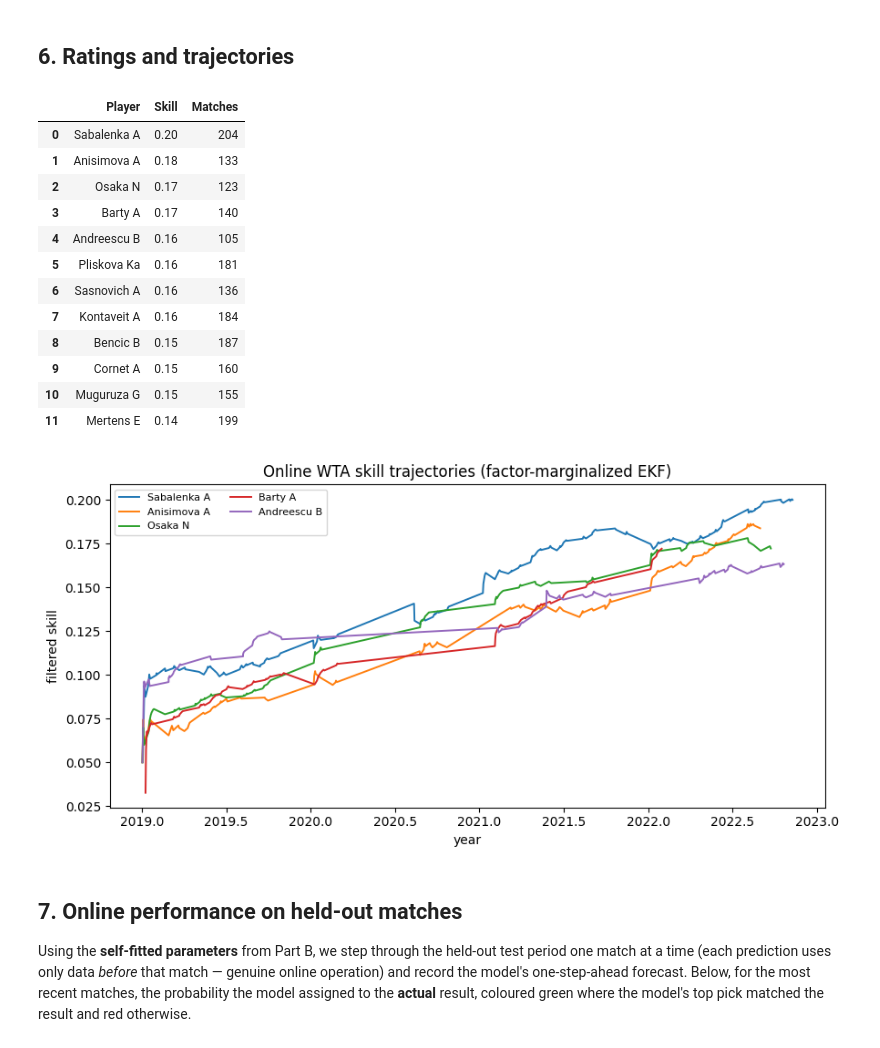
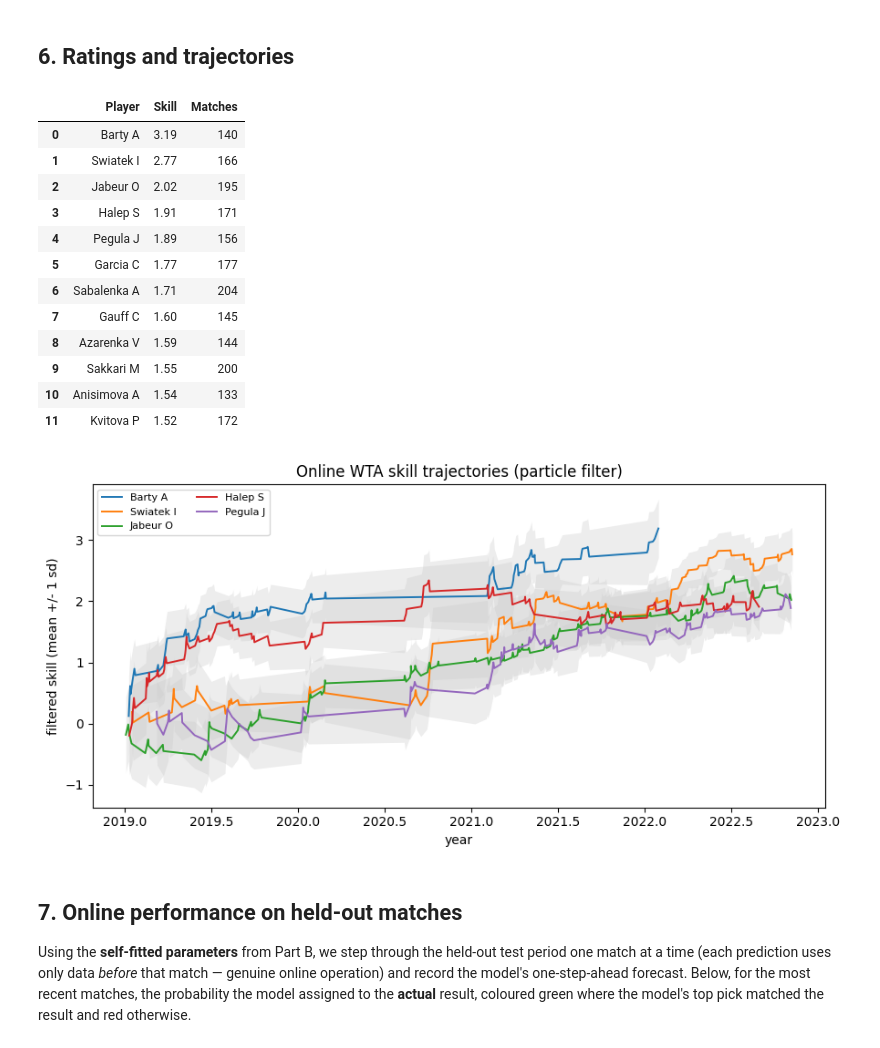
Before and after one commit to DanWaxman/dynestyx, a Jupyter notebook: docs/deep_dives/duffield_tennis_wta.ipynb, the cells around one changed output. Saved outputs shown, nothing was run; the diff lists cells and outputs as text; code cells hidden in the pictures.

```diff
--- a/docs/deep_dives/duffield_tennis_wta.ipynb
+++ b/docs/deep_dives/duffield_tennis_wta.ipynb
@@ -166,11 +166,11 @@ Duffield (EM): init_var=0.152, tau=0.0143 -> test 0.640
 # %% [markdown]
 ## 6. Ratings and trajectories
 # %%
-m = tennis_model(**DUFFIELD["ExKF"])
+m = tennis_model(**map_params)  # our MAP-fitted parameters
 
 
 def _filter_program():
-    with Filter(filter_config=FactorialEKFConfig(record_filtered_states_mean=True)):
+    with Filter(filter_config=FactorialPFConfig(n_particles=1000, record_filtered_states_mean=True)):
         dsx.sample("skill", m, obs_times=match_times, obs_values=match_results,
                    obs_factor_indices=match_idx)
 
@@ -178,6 +178,7 @@ def _filter_program():
 _pr = Predictive(_filter_program, num_samples=1)(jax.random.PRNGKey(0))
 final_skill = np.asarray(_pr["skill_filtered_states_mean"][0][:, 0])
 local_means = np.asarray(_pr["skill_filtered_local_states_mean"][0][:, :, 0])
+local_stds = np.asarray(_pr["skill_filtered_local_states_chol_cov"][0][:, :, 0, 0])  # (K, 2) scalar std
 games = np.bincount(np.asarray(match_idx).ravel(), minlength=n_players)
 rank = [i for i in np.argsort(-final_skill) if games[i] >= 50][:12]
 pd.DataFrame({"Player": [id_to_name[i] for i in rank],
@@ -185,37 +186,38 @@ pd.DataFrame({"Player": [id_to_name[i] for i in rank],
               "Matches": games[rank]}).reset_index(drop=True)
 # %% [output]
 |  | Player | Skill | Matches |
-| 0 | Sabalenka A | 0.20 | 204 |
-| 1 | Anisimova A | 0.18 | 133 |
-| 2 | Osaka N | 0.17 | 123 |
-| 3 | Barty A | 0.17 | 140 |
-| 4 | Andreescu B | 0.16 | 105 |
-| 5 | Pliskova Ka | 0.16 | 181 |
-| 6 | Sasnovich A | 0.16 | 136 |
-| 7 | Kontaveit A | 0.16 | 184 |
-| 8 | Bencic B | 0.15 | 187 |
-| 9 | Cornet A | 0.15 | 160 |
-| 10 | Muguruza G | 0.15 | 155 |
-| 11 | Mertens E | 0.14 | 199 |
+| 0 | Barty A | 3.19 | 140 |
+| 1 | Swiatek I | 2.77 | 166 |
+| 2 | Jabeur O | 2.02 | 195 |
+| 3 | Halep S | 1.91 | 171 |
+| 4 | Pegula J | 1.89 | 156 |
+| 5 | Garcia C | 1.77 | 177 |
+| 6 | Sabalenka A | 1.71 | 204 |
+| 7 | Gauff C | 1.60 | 145 |
+| 8 | Azarenka V | 1.59 | 144 |
+| 9 | Sakkari M | 1.55 | 200 |
+| 10 | Anisimova A | 1.54 | 133 |
+| 11 | Kvitova P | 1.52 | 172 |
 # %%
-# per-match filtered skill trajectories from the recorded local-state sites
+# per-match filtered skill trajectories (mean +/- 1 sd) from the recorded local-state sites
 idx_np = np.asarray(match_idx); yr = np.asarray(match_times) / 365.25 + 2019.0
 def traj(pid):
-    ts, sk = [], []
+    ts, sk, sd = [], [], []
     for k in range(K):
         for slot in range(2):
             if idx_np[k, slot] == pid:
-                ts.append(yr[k]); sk.append(local_means[k, slot])
-    return np.array(ts), np.array(sk)
+                ts.append(yr[k]); sk.append(local_means[k, slot]); sd.append(local_stds[k, slot])
+    return np.array(ts), np.array(sk), np.array(sd)
 fig, ax = plt.subplots(figsize=(9, 4.5))
 for pid in rank[:5]:
-    ts, sk = traj(pid)
+    ts, sk, sd = traj(pid)
+    ax.fill_between(ts, sk - sd, sk + sd, color="0.8", alpha=0.35, lw=0)  # +/-1 sd, light grey
     ax.plot(ts, sk, lw=1.4, label=id_to_name[pid])
-ax.set_xlabel("year"); ax.set_ylabel("filtered skill"); ax.legend(fontsize=8, ncol=2)
-ax.set_title("Online WTA skill trajectories (factor-marginalized EKF)")
+ax.set_xlabel("year"); ax.set_ylabel("filtered skill (mean +/- 1 sd)"); ax.legend(fontsize=8, ncol=2)
+ax.set_title("Online WTA skill trajectories (particle filter)")
 plt.tight_layout(); plt.show()
 # %% [output]
-[figure, old version]
+[figure, new version]
 # %% [markdown]
 ## 7. Online performance on held-out matches
 
```
Also changed, not shown: 2 other files.
